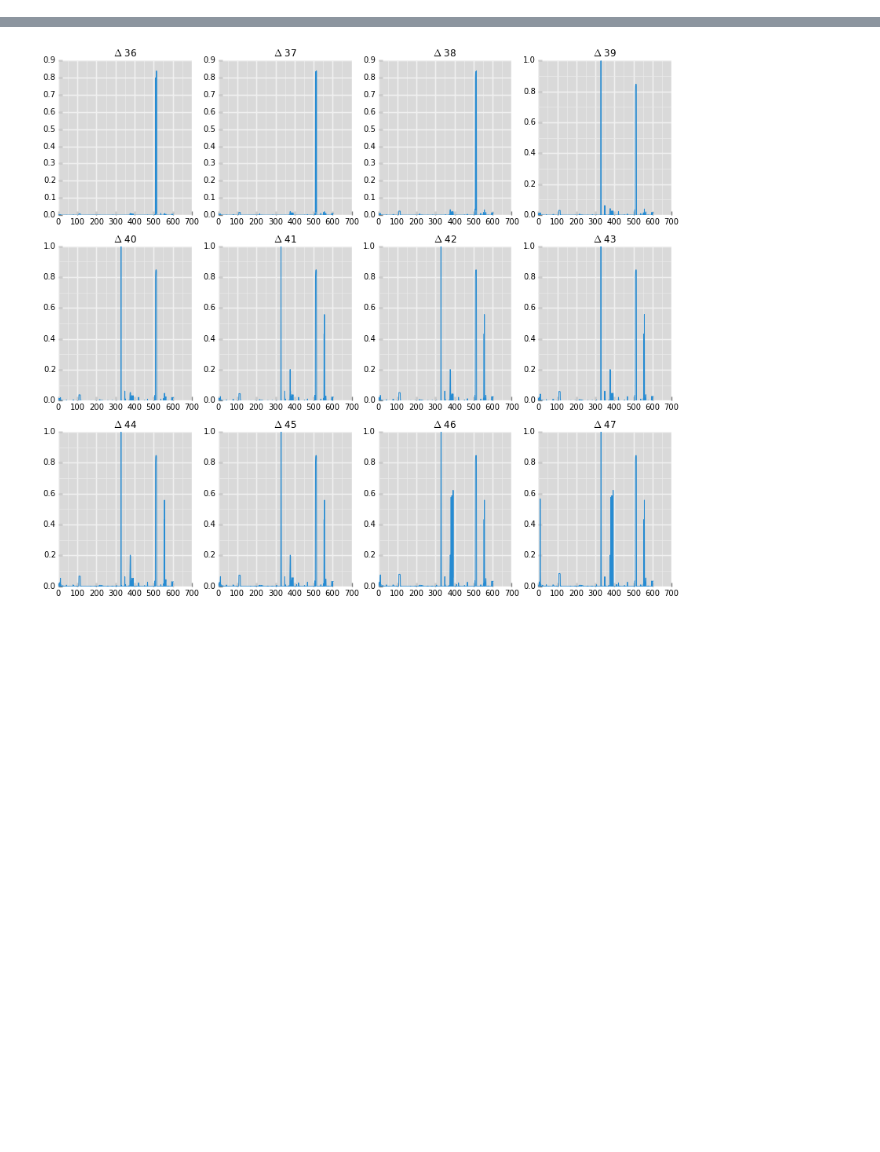
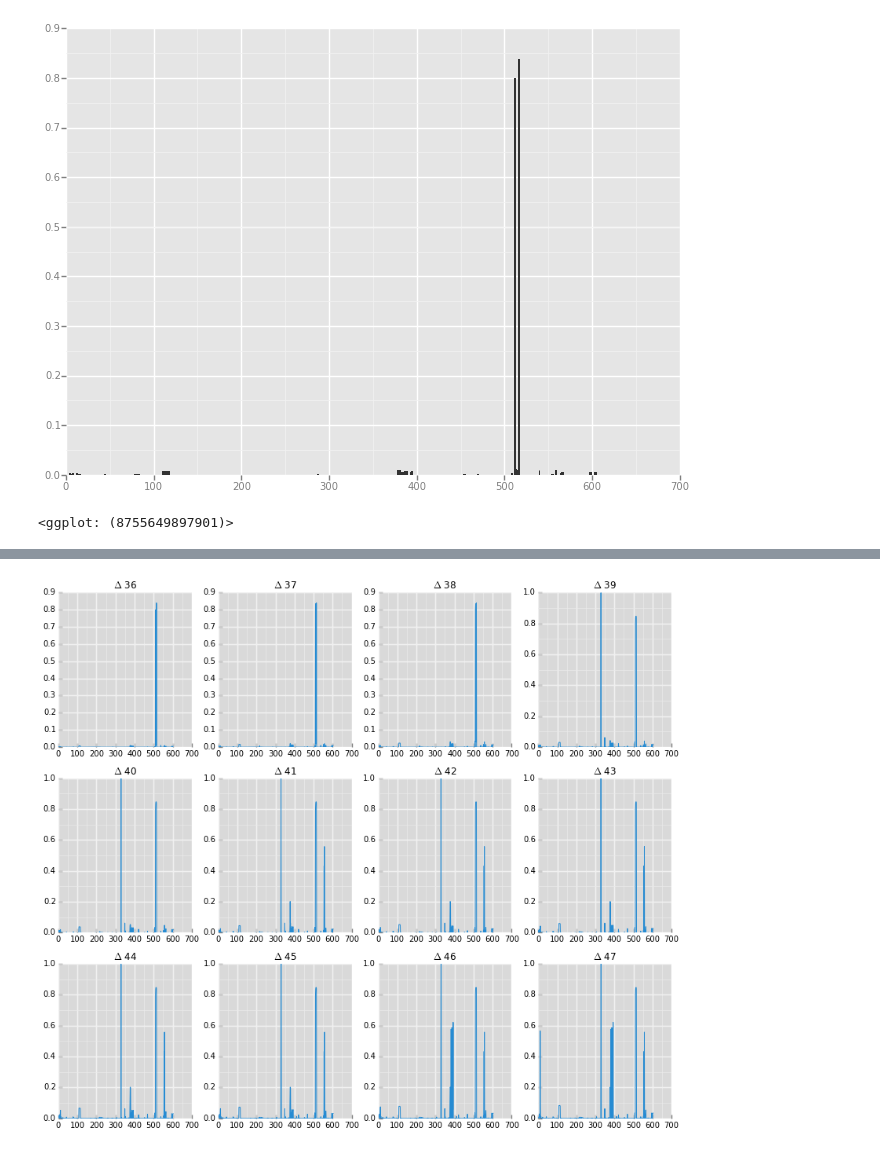
Before and after one commit to eco32i/pyRNAfold, a Jupyter notebook: rnafold.ipynb, the cells around one changed output, grey strips where cells are left out. Drawn from its saved outputs; the diff is of its cells as text; code cells hidden in the pictures; blank space fills up the shorter version.

```diff
--- a/rnafold.ipynb
+++ b/rnafold.ipynb
@@ -51,3 +81,14 @@ def compute_diff_df(base_name, trange=range(35,43), abs_value=True):
+# %%
+from IPython.html.widgets import interact
+
+def plot_T(temp):
+    p = ggplot(df[df['Temp'] == temp], aes(xmin='pos', xmax='pos+1', ymin=0, ymax='Diff')) + geom_rect()
+    print p
+
+interact(plot_T, temp=(36,47))
+# %% [output]
+[figure, added]
+<ggplot: (8755649897901)>
 # %%
 trange = range(35,48)
 df_hHSR = compute_diff_df('data/hHSR', trange)
```
Also changed, not shown: parts of 8 cells of this notebook, 2 other files.
